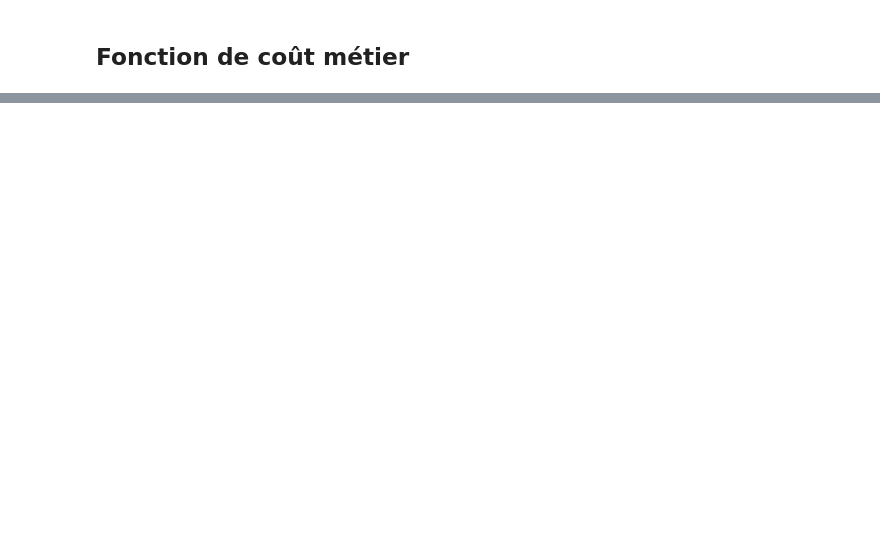
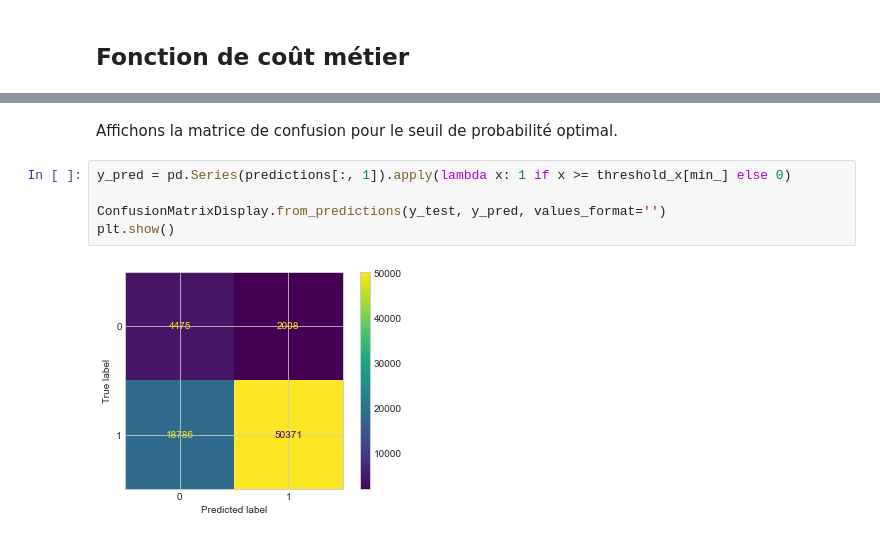
Before and after one commit to charlottemllt/Implementation-d-un-modele-de-scoring, a Jupyter notebook: Dossier Code/P7_02_NotebookModelisation.ipynb, the cells around one changed output, grey strips where cells are left out. Cells and saved outputs as stored; diff of their text form; blank space fills up the shorter version.

```diff
--- a/Dossier Code/P7_02_NotebookModelisation.ipynb
+++ b/Dossier Code/P7_02_NotebookModelisation.ipynb
@@ -1015,0 +904,9 @@ fbeta_score(y_test, y_pred, beta=0.01)
+# %% [markdown]
+Affichons la matrice de confusion pour le seuil de probabilité optimal.
+# %%
+y_pred = pd.Series(predictions[:, 1]).apply(lambda x: 1 if x >= threshold_x[min_] else 0)
+
+ConfusionMatrixDisplay.from_predictions(y_test, y_pred, values_format='')
+plt.show()
+# %% [output]
+[figure, added]
```
Also changed, not shown: parts of 27 cells of this notebook.
